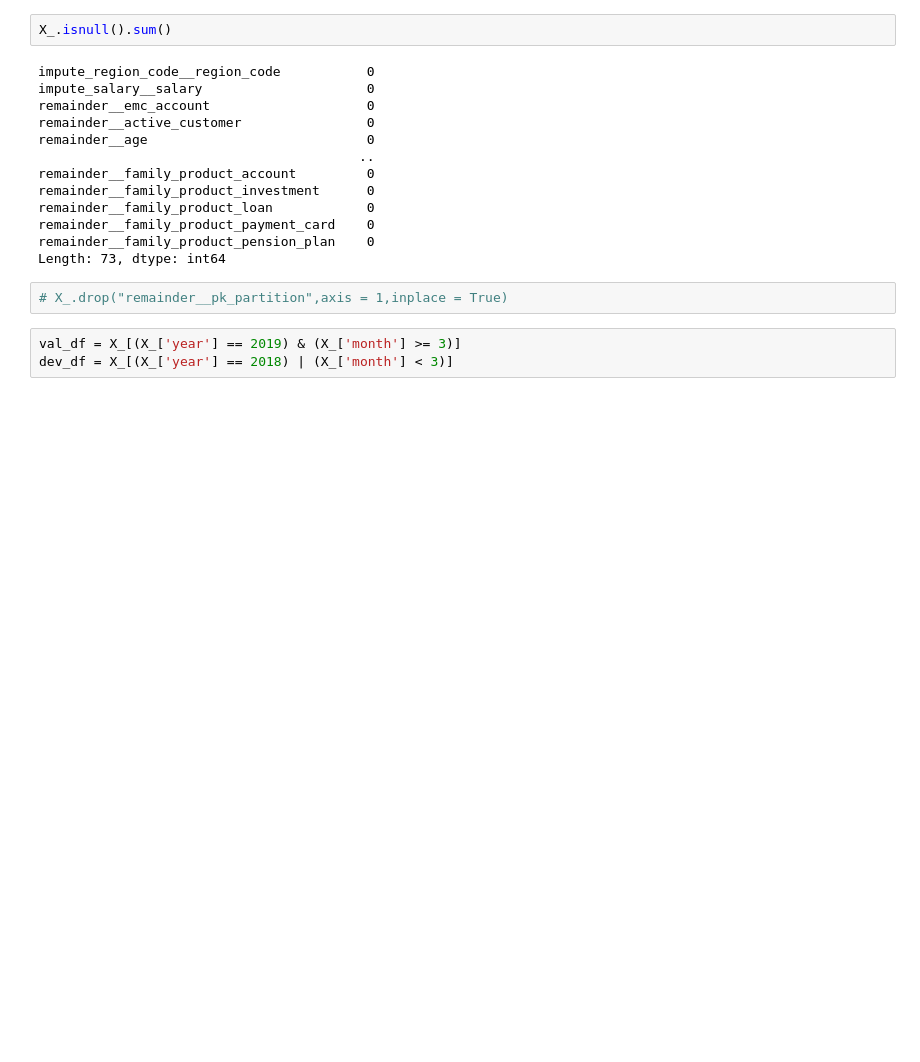
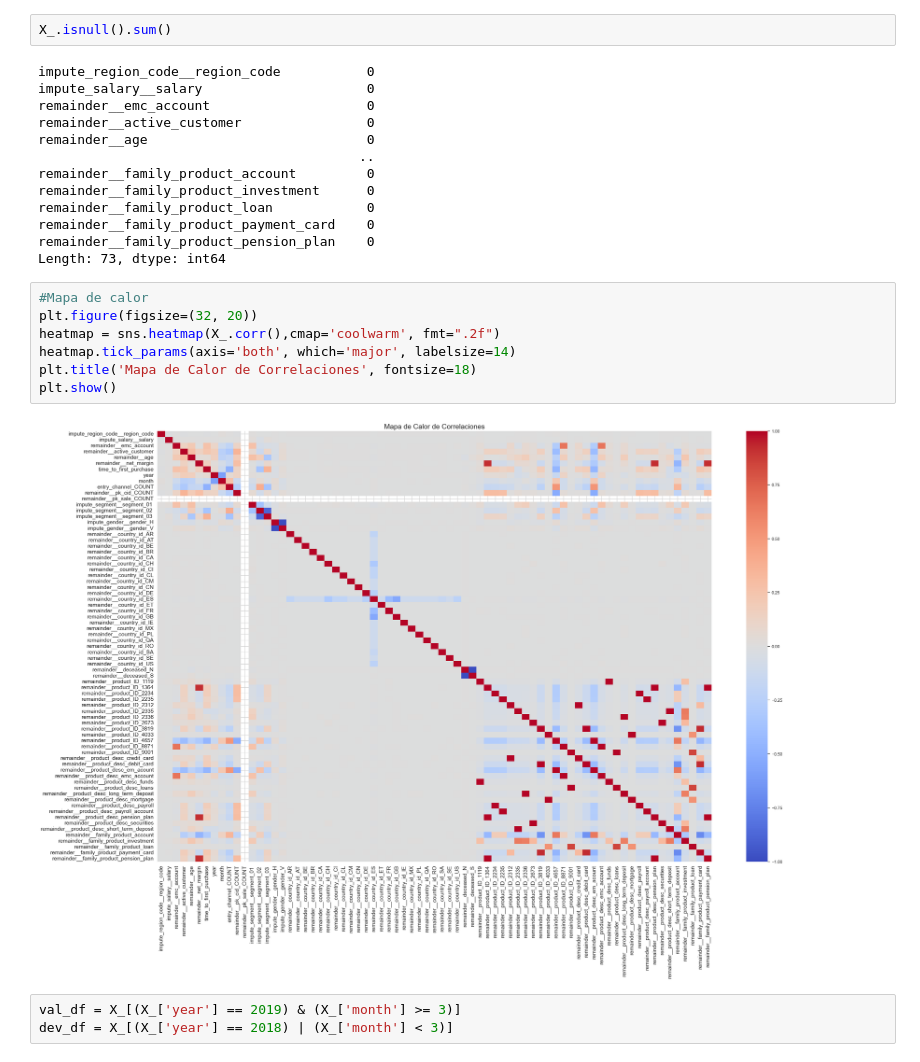
Before and after one commit to Sergiochueco/Propensity_model_purchase, a Jupyter notebook: raw data.ipynb, the cells around one changed output. Drawn from its saved outputs; the diff is of its cells as text; blank space fills up the shorter version.

```diff
--- a/raw data.ipynb
+++ b/raw data.ipynb
@@ -1499,8 +1503,15 @@ remainder__family_product_loan            0
 remainder__family_product_payment_card    0
 remainder__family_product_pension_plan    0
 Length: 73, dtype: int64
-# %%
-# X_.drop("remainder__pk_partition",axis = 1,inplace = True)
+# %%
+#Mapa de calor
+plt.figure(figsize=(32, 20))
+heatmap = sns.heatmap(X_.corr(),cmap='coolwarm', fmt=".2f")
+heatmap.tick_params(axis='both', which='major', labelsize=14)
+plt.title('Mapa de Calor de Correlaciones', fontsize=18)
+plt.show()
+# %% [output]
+[figure, added]
 # %%
 val_df = X_[(X_['year'] == 2019) & (X_['month'] >= 3)]
 dev_df = X_[(X_['year'] == 2018) | (X_['month'] < 3)]
```
Also changed, not shown: parts of 81 cells of this notebook, 1 other file.
